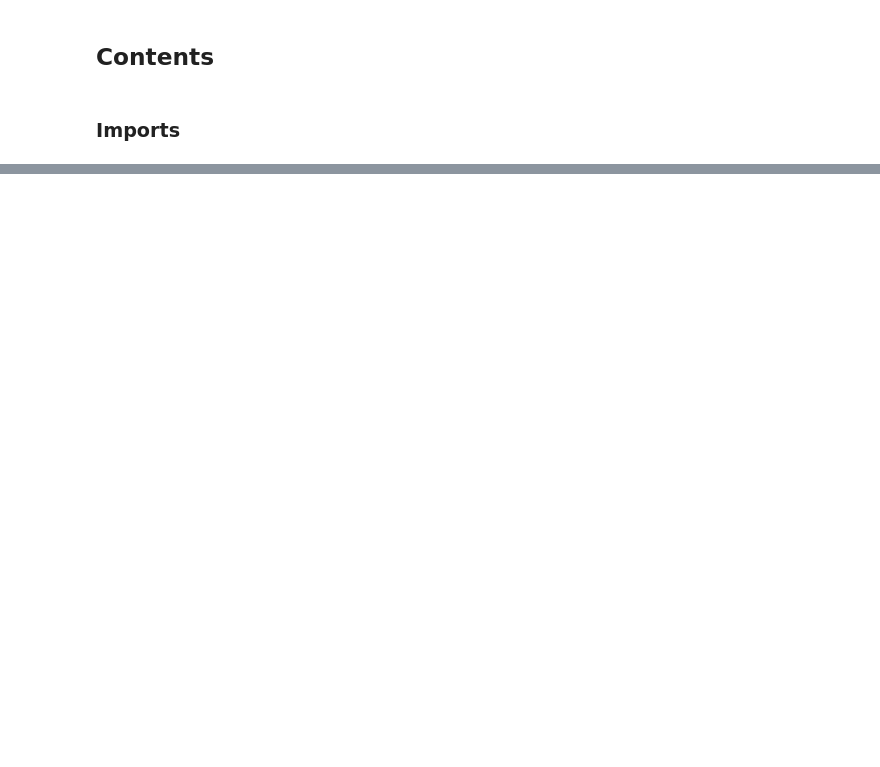
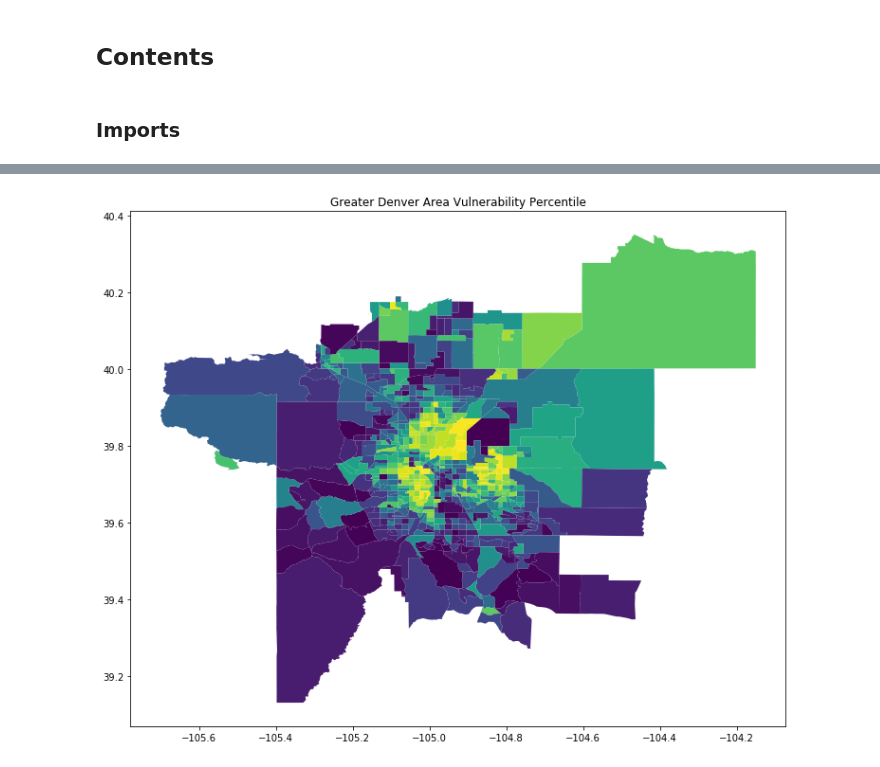
Before and after one commit to magnusbig/fema_7_lifelines, a Jupyter notebook: code/flood_zones.ipynb, the cells around one changed output, grey strips where cells are left out. Cells and saved outputs as stored; diff of their text form; code cells hidden in the pictures; blank space fills up the shorter version.

```diff
--- a/code/flood_zones.ipynb
+++ b/code/flood_zones.ipynb
@@ -59,0 +106,35 @@ base = colorado[colorado['COUNTYFP'] == '031'].plot(figsize=(14,10), cmap='virid
+# %%
+# Thank Simon
+# https://gis.stackexchange.com/questions/268250/generating-polygon-representing-rough-100km-circle-around-latitude-longitude-poi/268277
+p = shapely.geometry.Point([long, lat])
+# define point around
+n_points = 200
+d = 50000  # meters
+angles = np.linspace(0, 360, n_points)
+polygon = geog.propagate(p, angles, d)
+# create polygon
+den_circ = geometry.asPolygon(polygon)
+# %%
+# Adopted from Kadir
+# https://gis.stackexchange.com/questions/294394/randomly-sample-from-geopandas-dataframe-in-python
+
+# grabs a random point within a polygon to allow us to check
+# if that point is within our circle around Denver
+def random_point(polygon):
+    min_x, min_y, max_x, max_y = polygon.bounds
+    in_poly = False
+    while not in_poly:
+        point = Point(random.uniform(min_x, max_x), random.uniform(min_y, max_y))
+        if polygon.contains(point):
+            in_poly = True
+    return point  # returns shapely point
+# %%
+# Screen of places within radius
+radius_screen = [random_point(geo).within(den_circ) for geo in colorado['geometry']]
+# %%
+# Create geopandas dataframe from denver
+denver = colorado[radius_screen][['ST', 'STATE', 'ST_ABBR',
+                                  'STCNTY', 'COUNTY', 'FIPS',
+                                  'LOCATION', 'AREA_SQMI', 'E_TOTPOP',
+                                  'M_TOTPOP','RPL_THEMES','SPL_THEMES',
+                                  'geometry']]
@@ -59,0 +150,7 @@ base = colorado[colorado['COUNTYFP'] == '031'].plot(figsize=(14,10), cmap='virid
+# %%
+# plot Denver
+# RPL_THEMES is the overal vulnerability index
+base = denver.plot(figsize=(14,10), cmap='viridis', column='RPL_THEMES')
+plt.title('Greater Denver Area Vulnerability Percentile');
+# %% [output]
+[figure, added]
```
Also changed, not shown: parts of 57 cells of this notebook.
